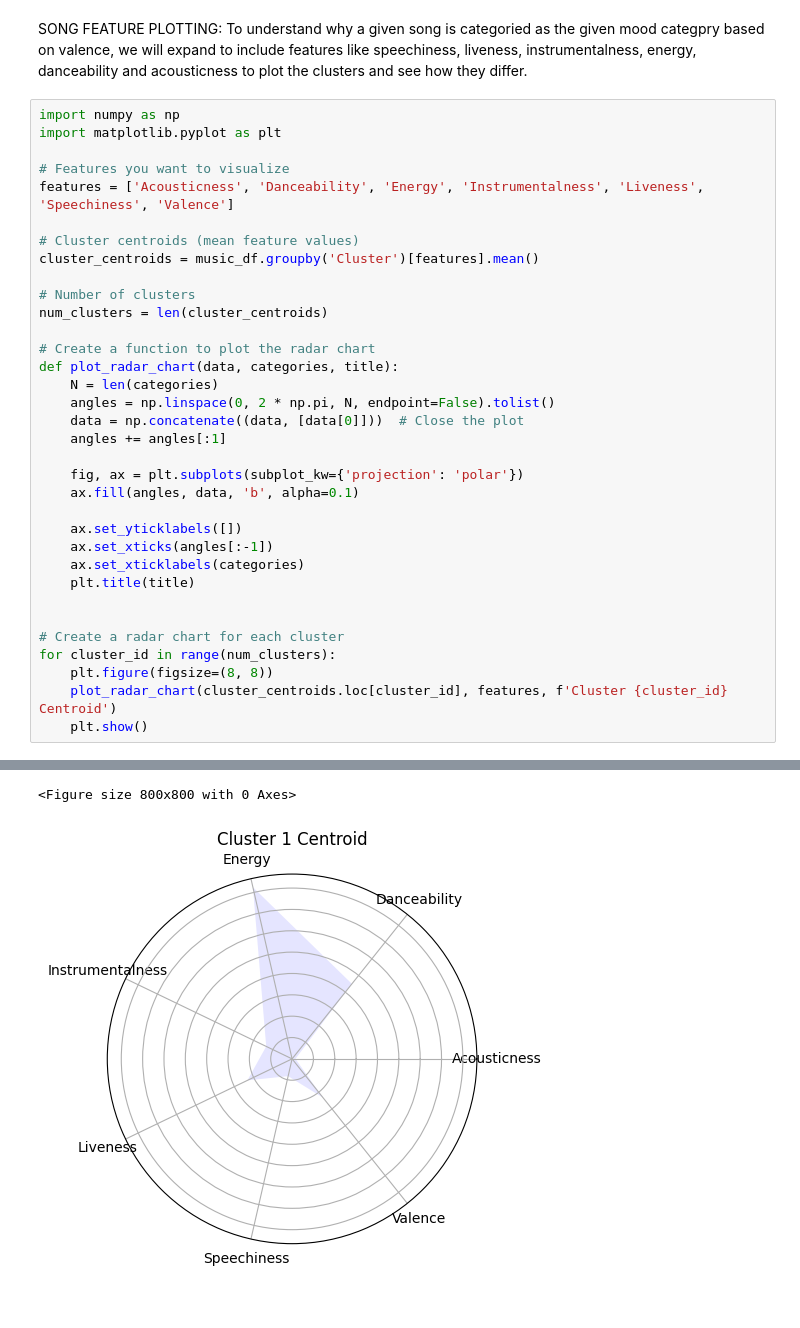
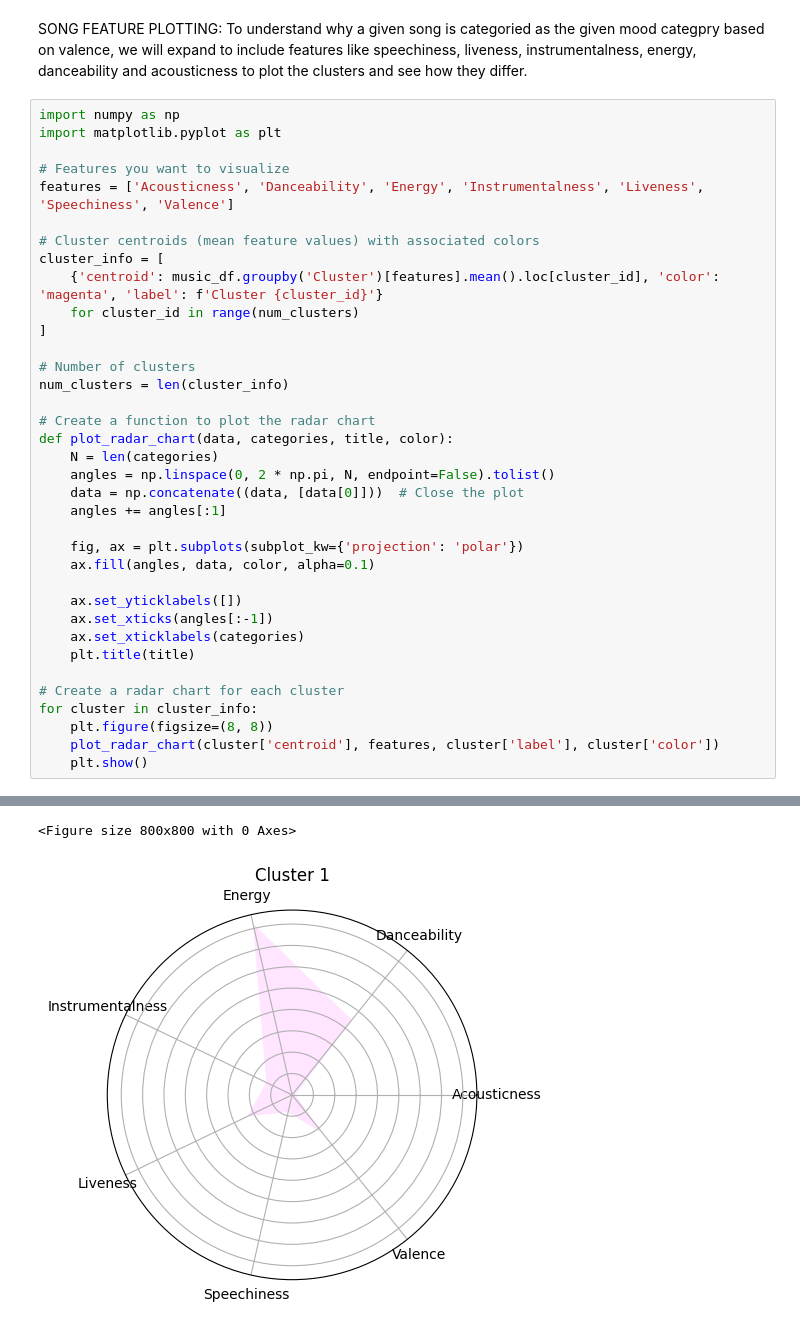
Before and after one commit to jibbsmathew/Spotify_Data_Study, a Jupyter notebook: Spotify_Data_Analysis.ipynb, the cells around one changed output, grey strips where cells are left out. Cells and saved outputs as stored; diff of their text form.

```diff
--- a/Spotify_Data_Analysis.ipynb
+++ b/Spotify_Data_Analysis.ipynb
@@ -455,32 +453,34 @@ import matplotlib.pyplot as plt
 # Features you want to visualize
 features = ['Acousticness', 'Danceability', 'Energy', 'Instrumentalness', 'Liveness', 'Speechiness', 'Valence']
 
-# Cluster centroids (mean feature values)
-cluster_centroids = music_df.groupby('Cluster')[features].mean()
+# Cluster centroids (mean feature values) with associated colors
+cluster_info = [
+    {'centroid': music_df.groupby('Cluster')[features].mean().loc[cluster_id], 'color': 'magenta', 'label': f'Cluster {cluster_id}'}
+    for cluster_id in range(num_clusters)
+]
 
 # Number of clusters
-num_clusters = len(cluster_centroids)
+num_clusters = len(cluster_info)
 
 # Create a function to plot the radar chart
-def plot_radar_chart(data, categories, title):
+def plot_radar_chart(data, categories, title, color):
     N = len(categories)
     angles = np.linspace(0, 2 * np.pi, N, endpoint=False).tolist()
     data = np.concatenate((data, [data[0]]))  # Close the plot
     angles += angles[:1]
 
     fig, ax = plt.subplots(subplot_kw={'projection': 'polar'})
-    ax.fill(angles, data, 'b', alpha=0.1)
+    ax.fill(angles, data, color, alpha=0.1)
 
     ax.set_yticklabels([])
     ax.set_xticks(angles[:-1])
     ax.set_xticklabels(categories)
     plt.title(title)
 
-
 # Create a radar chart for each cluster
-for cluster_id in range(num_clusters):
+for cluster in cluster_info:
     plt.figure(figsize=(8, 8))
-    plot_radar_chart(cluster_centroids.loc[cluster_id], features, f'Cluster {cluster_id} Centroid')
+    plot_radar_chart(cluster['centroid'], features, cluster['label'], cluster['color'])
     plt.show()
 # %% [output]
 <Figure size 800x800 with 0 Axes>
@@ -488,3 +488,3 @@ for cluster_id in range(num_clusters):
 <Figure size 800x800 with 0 Axes>
-[figure, old version]
+[figure, new version]
 <Figure size 800x800 with 0 Axes>
```
Also changed, not shown: parts of 7 cells of this notebook.
